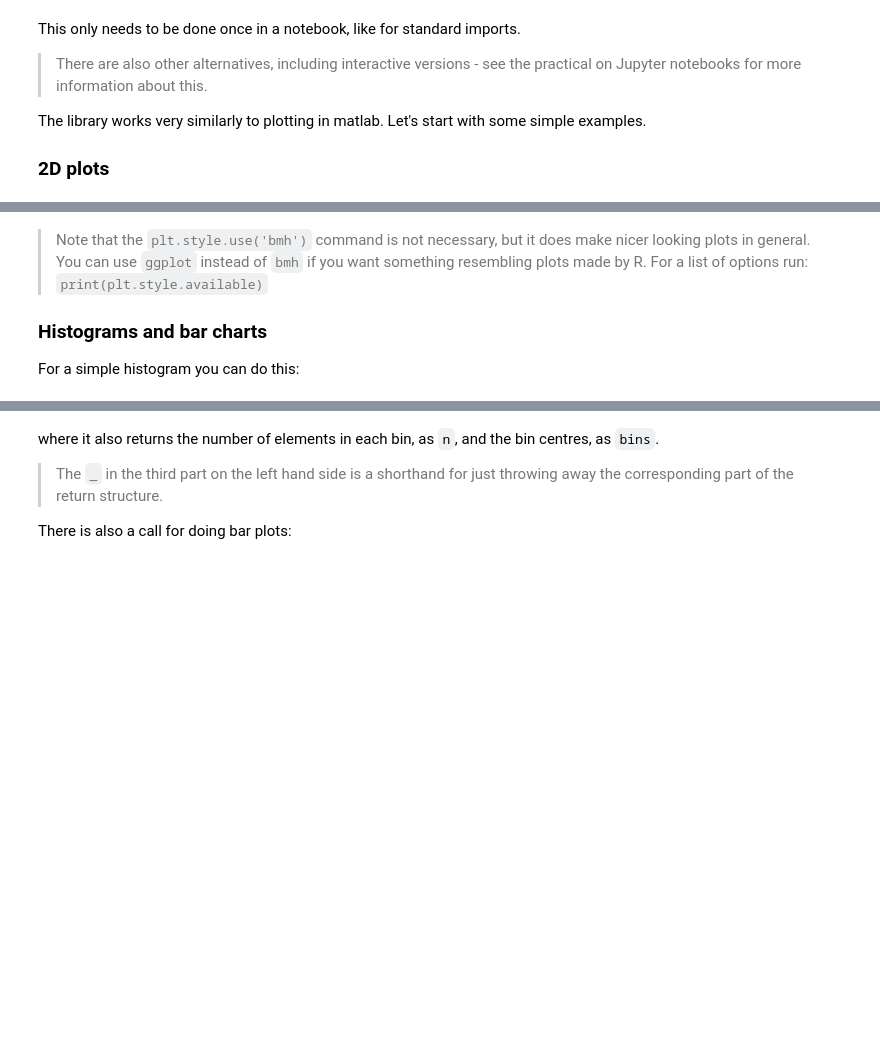
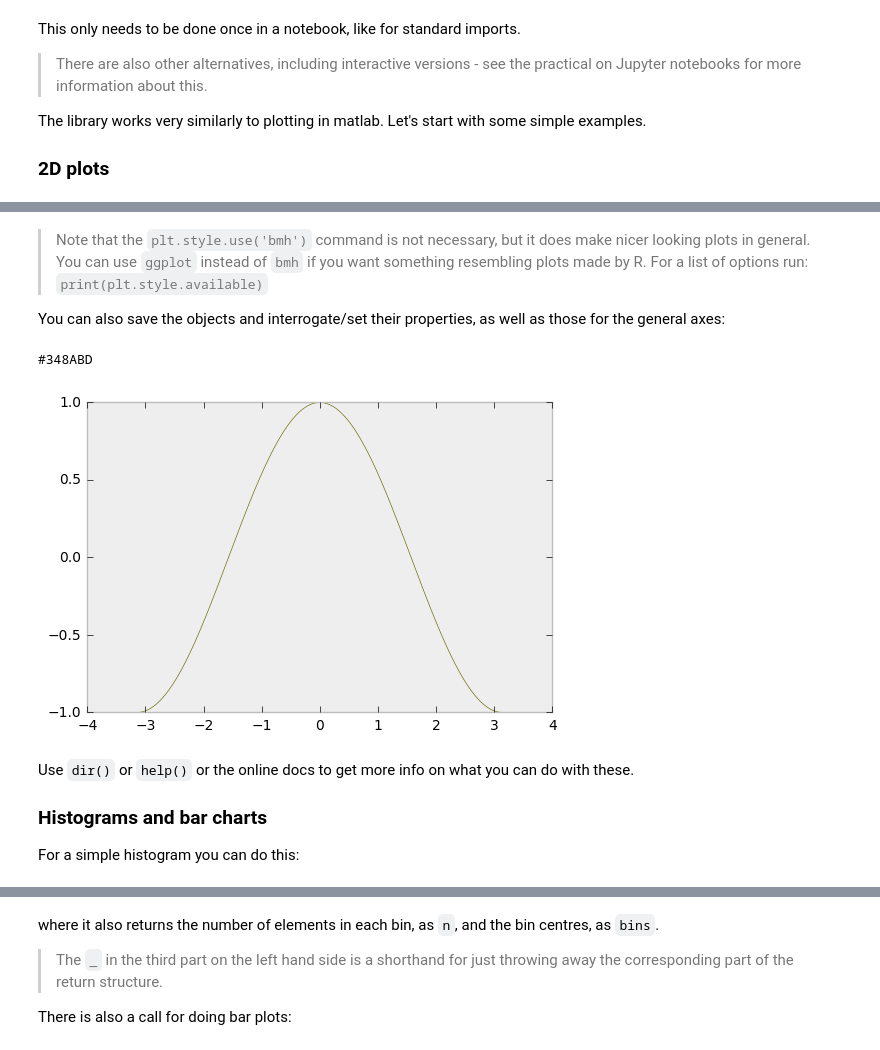
Before and after one commit to pauldmccarthy/win-pytreat, a Jupyter notebook: getting_started/06_plotting.ipynb, the cells around one changed output, grey strips where cells are left out. Drawn from its saved outputs; the diff is of its cells as text; code cells hidden in the pictures; blank space fills up the shorter version.

```diff
--- a/getting_started/06_plotting.ipynb
+++ b/getting_started/06_plotting.ipynb
@@ -61,10 +61,25 @@ plt.title('Our first plots')
 > instead of `bmh` if you want something resembling plots made by R.
 > For a list of options run: `print(plt.style.available)`
 
-<a class="anchor" id="histograms"></a>
-### Histograms and bar charts
-
-For a simple histogram you can do this:
+You can also save the objects and interrogate/set their properties, as
+well as those for the general axes:
+# %%
+hdl = plt.plot(x, cosx)
+print(hdl[0].get_color())
+hdl[0].set_color('#707010')
+hdl[0].set_linewidth(0.5)
+plt.grid('off')
+# %% [output]
+#348ABD
+[figure, added]
+# %% [markdown]
+Use `dir()` or `help()` or the online docs to get more info on what
+you can do with these.
+
+<a class="anchor" id="histograms"></a>
+### Histograms and bar charts
+
+For a simple histogram you can do this:
 # %%
 r = np.random.rand(1000)
 n,bins,_ = plt.hist((r-0.5)**2, bins=30)
```
Also changed, not shown: parts of 11 cells of this notebook, 6 other files.
